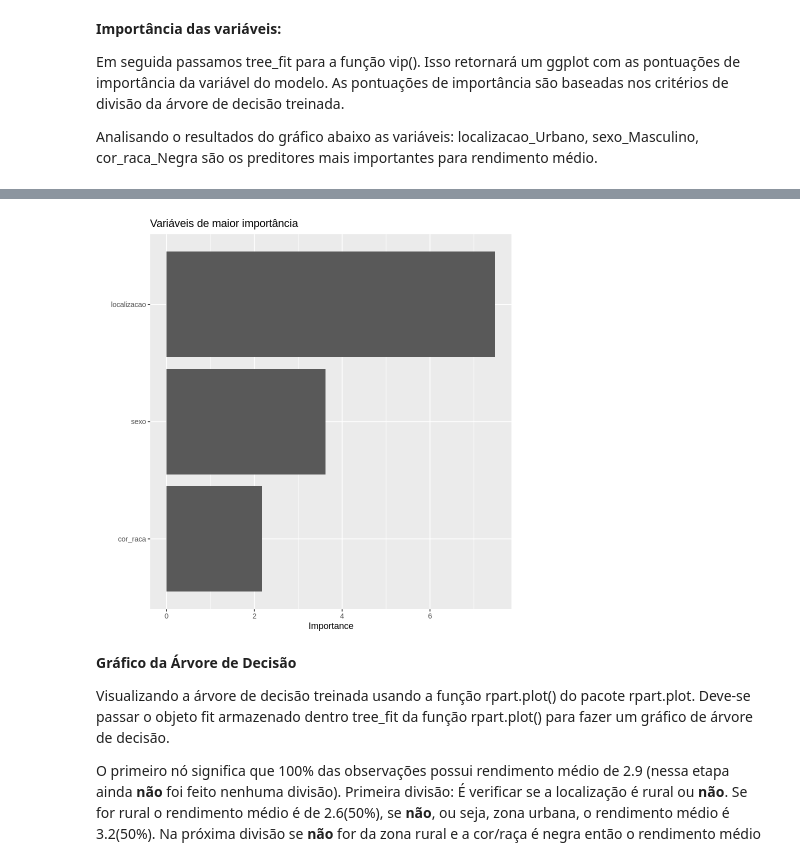
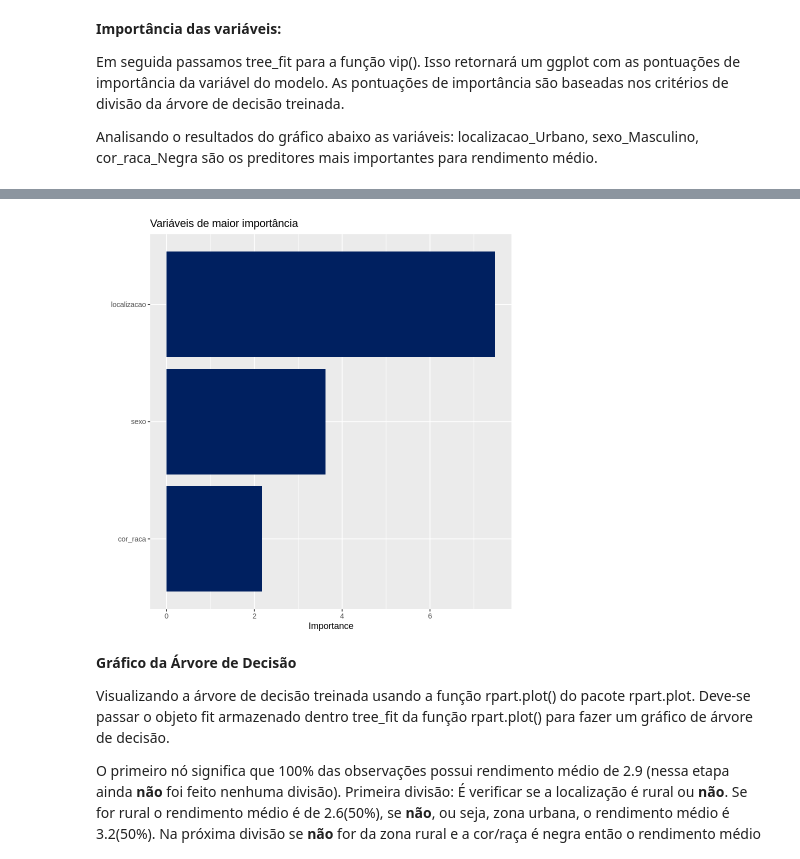
Before and after one commit to angelicago/MineracaoDados, a Jupyter notebook: AnaliseRendimentoMedio.ipynb, the cells around one changed output, grey strips where cells are left out. Drawn from its saved outputs; the diff is of its cells as text; code cells hidden in the pictures.

```diff
--- a/AnaliseRendimentoMedio.ipynb
+++ b/AnaliseRendimentoMedio.ipynb
@@ -300,5 +300,6 @@ Em seguida passamos tree_fit para a função vip(). Isso retornará um ggplot co
 Analisando o resultados do gráfico abaixo as variáveis: localizacao_Urbano, sexo_Masculino, cor_raca_Negra são os preditores mais importantes para rendimento médio.
 # %%
 vip(tree_fit) +
-   ggtitle("Variáveis de maior importância")
+geom_col(stat="identity",fill="#002060") +
+ggtitle("Variáveis de maior importância")
 # %% [output]
@@ -305,4 +308,4 @@ vip(tree_fit) +
-[figure, old version]
+[figure, new version]
 # %% [markdown]
 **Gráfico da Árvore de Decisão**
 
```
Also changed, not shown: parts of 12 cells of this notebook.
